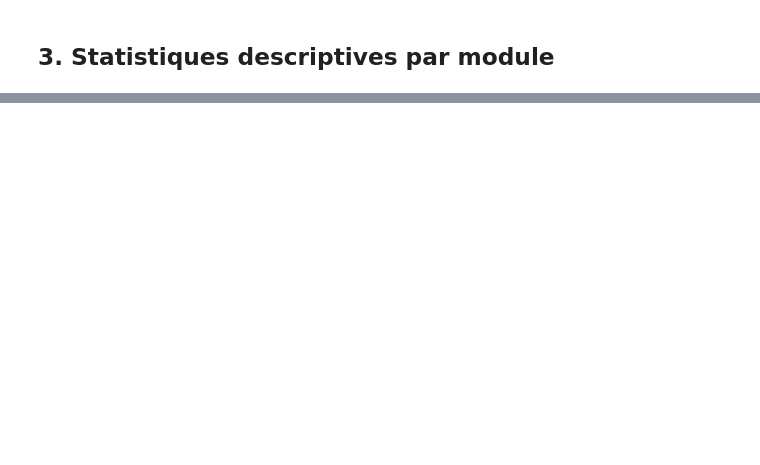
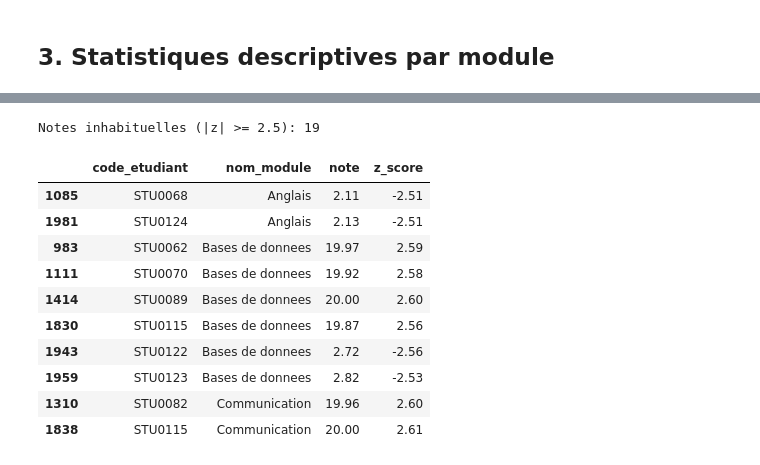
Before and after one commit to yel-hadd/specialization-project, a Jupyter notebook: notebook/EDA.ipynb, the cells around one changed output, grey strips where cells are left out. Cells and saved outputs as stored; diff of their text form; code cells hidden in the pictures; blank space fills up the shorter version.

```diff
--- a/notebook/EDA.ipynb
+++ b/notebook/EDA.ipynb
@@ -82,0 +136,25 @@ print('Correlation absences / moyenne:', round(corr.loc['absences_h', 'moyenne']
+# %%
+# Notes inhabituelles : z-score par module (ignore les modules de moins de 3 notes)
+rows = []
+for mod, g in notes.groupby('nom_module'):
+    s = g['note'].std(ddof=1)
+    if not s or np.isnan(s) or len(g) < 3:
+        continue
+    z = (g['note'] - g['note'].mean()) / s
+    rows.append(g.assign(z_score=z.round(2))[z.abs() >= 2.5])
+notes_z = pd.concat(rows) if rows else notes.assign(z_score=[]).iloc[0:0]
+print('Notes inhabituelles (|z| >= 2.5):', len(notes_z))
+notes_z[['code_etudiant', 'nom_module', 'note', 'z_score']].head(10)
+# %% [output]
+Notes inhabituelles (|z| >= 2.5): 19
+|  | code_etudiant | nom_module | note | z_score |
+| 1085 | STU0068 | Anglais | 2.11 | -2.51 |
+| 1981 | STU0124 | Anglais | 2.13 | -2.51 |
+| 983 | STU0062 | Bases de donnees | 19.97 | 2.59 |
+| 1111 | STU0070 | Bases de donnees | 19.92 | 2.58 |
+| 1414 | STU0089 | Bases de donnees | 20.00 | 2.60 |
+| 1830 | STU0115 | Bases de donnees | 19.87 | 2.56 |
+| 1943 | STU0122 | Bases de donnees | 2.72 | -2.56 |
+| 1959 | STU0123 | Bases de donnees | 2.82 | -2.53 |
+| 1310 | STU0082 | Communication | 19.96 | 2.60 |
+| 1838 | STU0115 | Communication | 20.00 | 2.61 |
```
Also changed, not shown: parts of 14 cells of this notebook, 1 other file.
